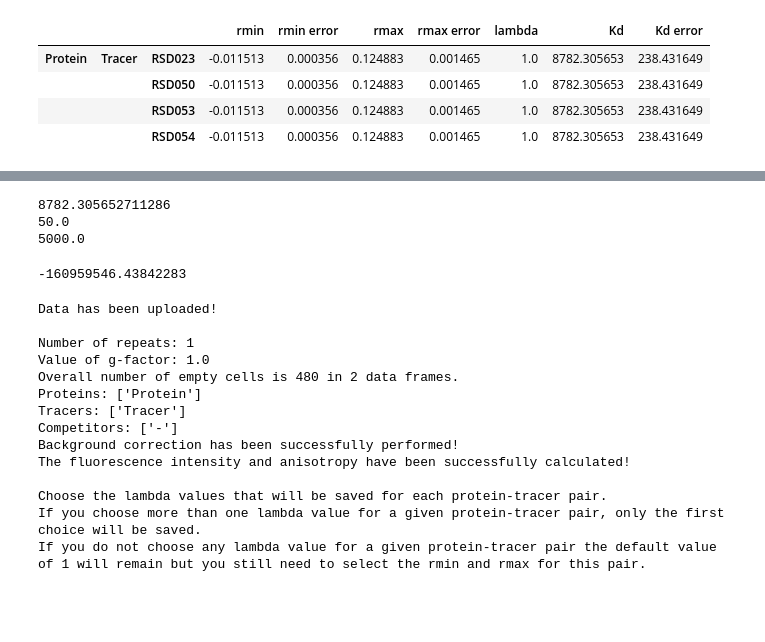
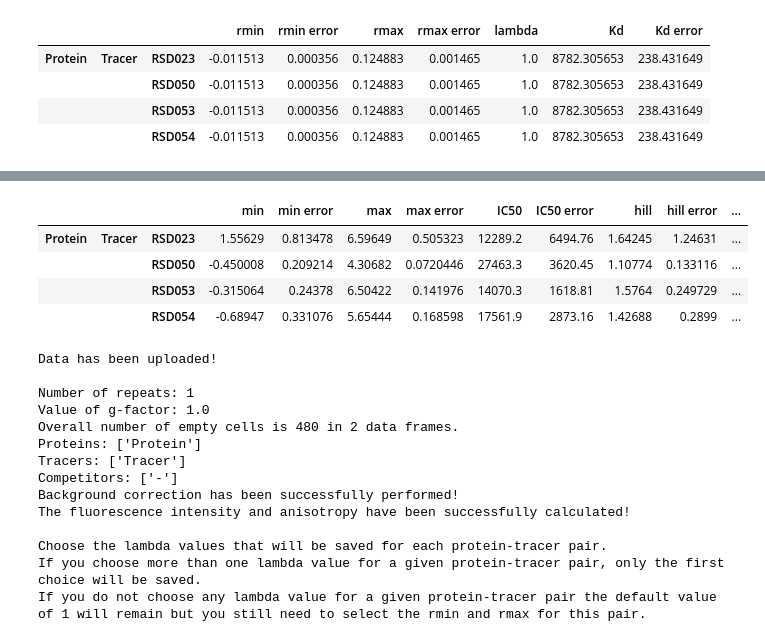
Before and after one commit to mariuszlas/Fluorescence-Anisotropy-Analysis-Development, a Jupyter notebook: fluorescenceanisotropy/fluores_anisotropy.ipynb, the cells around one changed output, grey strips where cells are left out. Drawn from its saved outputs; the diff is of its cells as text; code cells hidden in the pictures; blank space fills up the shorter version.

```diff
--- a/fluorescenceanisotropy/fluores_anisotropy.ipynb
+++ b/fluorescenceanisotropy/fluores_anisotropy.ipynb
@@ -1694,34 +1708,11 @@ my_datac.plot_ic50()
-# %%
-my_datac.final_fit['Ki'] = np.nan
-
-ptc_pairs = list(my_datac.data_dict['repeat_1']['data']['r_mean'].keys())
-ptc_pair = ptc_pairs[0]
-
-#for ptc_pair in ptc_pairs:
-IC50 = my_datac.data_dict['repeat_1']['data']['fit_params_comp'].loc[ptc_pair, 'IC50']
-
-Kd = my_datac.final_fit.loc[ptc_pair, 'Kd']
-LT = float(my_datac.plate_map['Tracer Concentration'].dropna().unique())
-PT = float(my_datac.plate_map['Protein Concentration'].dropna().unique())
-
-P0 = ( -(Kd+LT-PT) + np.sqrt( ((Kd+LT-PT)**2) - (4*Kd*PT) ) ) / 2
-L50 = LT - ( (PT-P0) / 2 )
-I50 = IC50 - PT + ( (PT-P0) / 2 ) * (1 + (Kd/L50) )
-Ki = I50 / ( (L50/Kd) + (P0/Kd) + 1 )
-
-my_datac.final_fit.loc[ptc_pair, 'Ki'] = Ki
-# %%
-print(Kd)
-print(LT)
-print(PT)
-# %% [output]
-8782.305652711286
-50.0
-5000.0
-# %%
-((Kd+LT-PT)**2) - (4*Kd*PT)
-# %% [output]
--160959546.43842283
+# %%
+my_datac.data_dict['repeat_1']['data']['fit_params_comp']
+# %% [output]
+|  |  |  | min | min error | max | max error | IC50 | IC50 error | hill | hill error | ... |
+| Protein | Tracer | RSD023 | 1.55629 | 0.813478 | 6.59649 | 0.505323 | 12289.2 | 6494.76 | 1.64245 | 1.24631 | ... |
+|  |  | RSD050 | -0.450008 | 0.209214 | 4.30682 | 0.0720446 | 27463.3 | 3620.45 | 1.10774 | 0.133116 | ... |
+|  |  | RSD053 | -0.315064 | 0.24378 | 6.50422 | 0.141976 | 14070.3 | 1618.81 | 1.5764 | 0.249729 | ... |
+|  |  | RSD054 | -0.68947 | 0.331076 | 5.65444 | 0.168598 | 17561.9 | 2873.16 | 1.42688 | 0.2899 | ... |
 # %%
 my_data = FA.read_in_envision(data_csv=AURKA_NMYC, platemap_csv=AURKA_NMYC_platemap, data_type='plate', size=384)
 my_data.background_correct()
```
Also changed, not shown: parts of 9 cells of this notebook.
